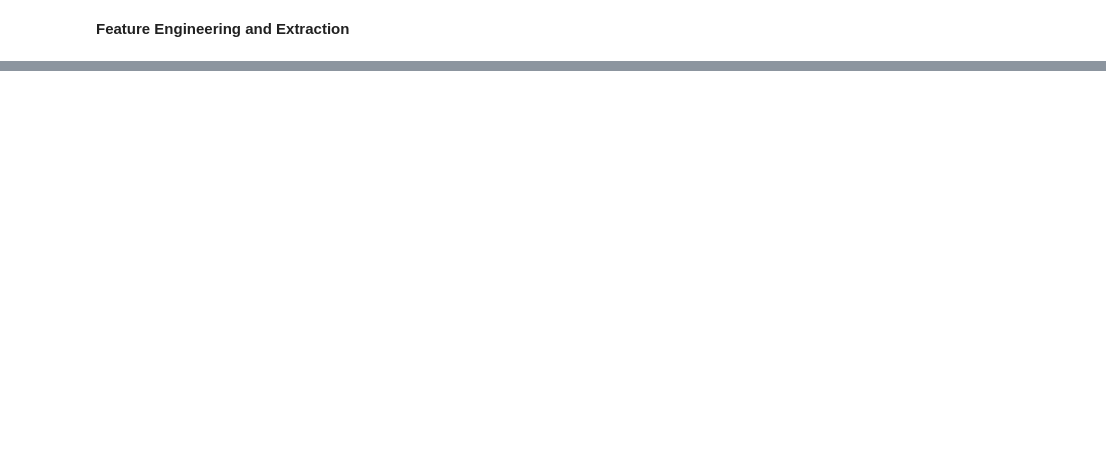
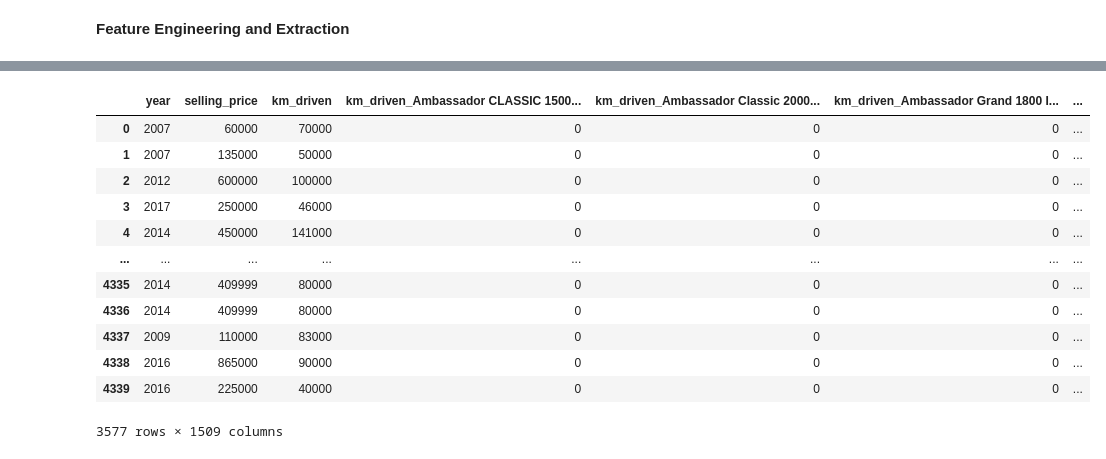
Before and after one commit to vaibhavkatex/Machine-Learning, a Jupyter notebook: S20op.ipynb, the cells around one changed output, grey strips where cells are left out. Cells and saved outputs as stored; diff of their text form; code cells hidden in the pictures; blank space fills up the shorter version.

```diff
--- a/S20op.ipynb
+++ b/S20op.ipynb
@@ -141,5 +141,5 @@ sns.heatmap(df.corr(numeric_only=True),annot=True)
 # %% [markdown]
 **Data Cleaning & Processing**
 # %%
-df_cleaned = df.copy()
+dfcleaned = df.copy()
 # %%
@@ -158,3 +158,3 @@ df_cleaned.shape
 # %%
-df_cleaned.drop_duplicates(inplace=True)
+dfcleaned.drop_duplicates(inplace=True)
 # %%
@@ -215,6 +205,6 @@ df_cleaned.head()
 # %%
-df_cleaned = pd.get_dummies(df_cleaned,col)
-df_cleaned
+dfcleaned = pd.get_dummies(dfcleaned,col)
+dfcleaned
 # %% [output]
 |  | year | selling_price | km_driven | km_driven_Ambassador CLASSIC 1500... | km_driven_Ambassador Classic 2000... | km_driven_Ambassador Grand 1800 I... | ... |
 | 0 | 2007 | 60000 | 70000 | False | False | False | ... |
@@ -233,0 +240,17 @@ df_cleaned
+# %%
+df_cleaned = dfcleaned.astype(int)
+df_cleaned
+# %% [output]
+|  | year | selling_price | km_driven | km_driven_Ambassador CLASSIC 1500... | km_driven_Ambassador Classic 2000... | km_driven_Ambassador Grand 1800 I... | ... |
+| 0 | 2007 | 60000 | 70000 | 0 | 0 | 0 | ... |
+| 1 | 2007 | 135000 | 50000 | 0 | 0 | 0 | ... |
+| 2 | 2012 | 600000 | 100000 | 0 | 0 | 0 | ... |
+| 3 | 2017 | 250000 | 46000 | 0 | 0 | 0 | ... |
+| 4 | 2014 | 450000 | 141000 | 0 | 0 | 0 | ... |
+| ... | ... | ... | ... | ... | ... | ... | ... |
+| 4335 | 2014 | 409999 | 80000 | 0 | 0 | 0 | ... |
+| 4336 | 2014 | 409999 | 80000 | 0 | 0 | 0 | ... |
+| 4337 | 2009 | 110000 | 83000 | 0 | 0 | 0 | ... |
+| 4338 | 2016 | 865000 | 90000 | 0 | 0 | 0 | ... |
+| 4339 | 2016 | 225000 | 40000 | 0 | 0 | 0 | ... |
+3577 rows × 1509 columns
```
Also changed, not shown: parts of 19 cells of this notebook.
